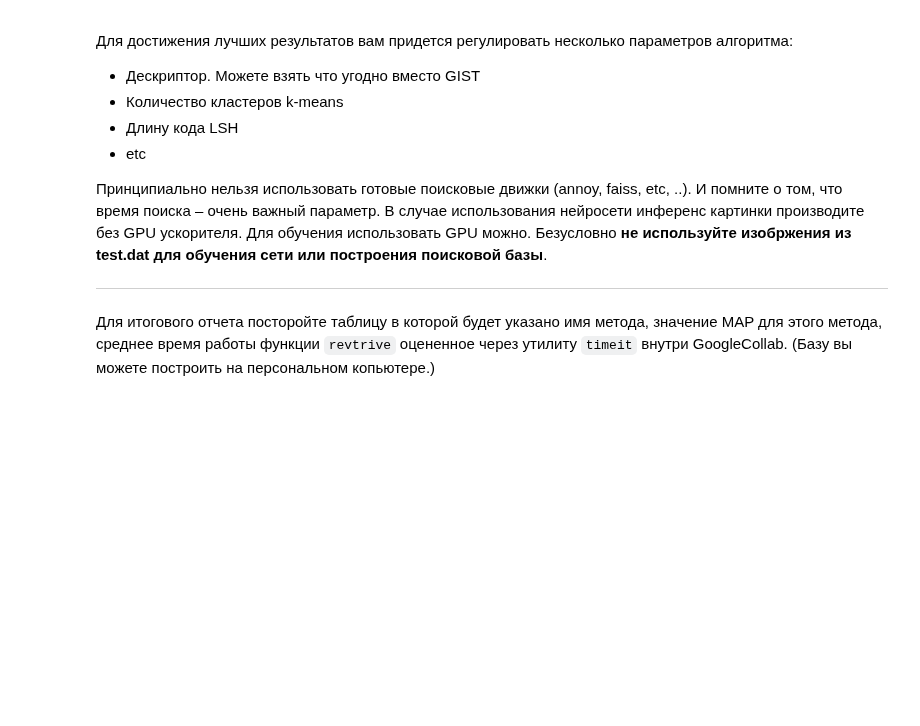
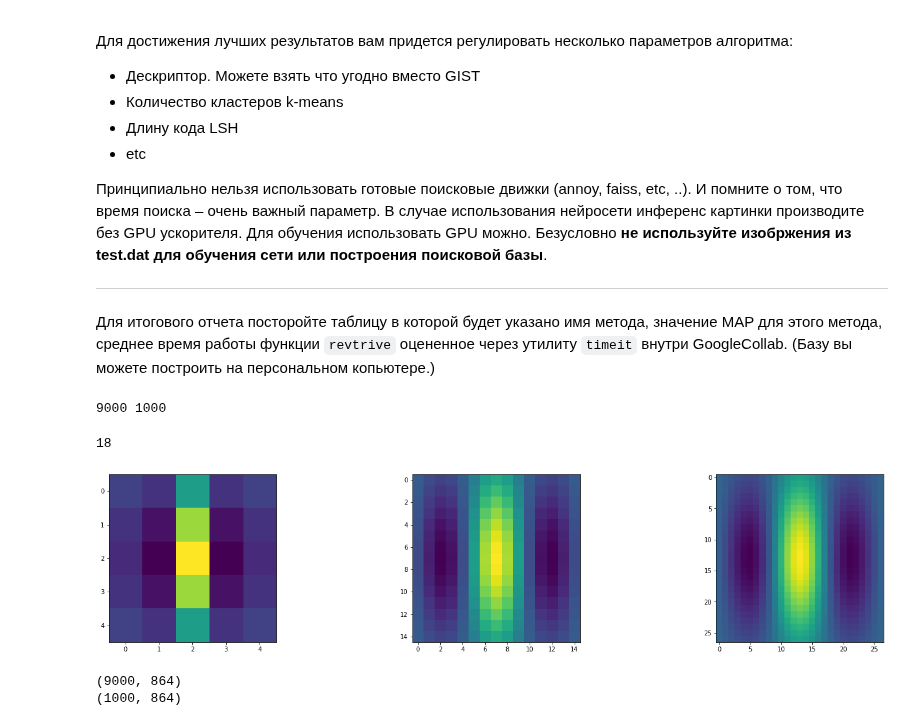
Before and after one commit to breengles/hse_hw, a Jupyter notebook: ImageAnalyzis/06/HW6.ipynb, the cells around one changed output. Saved outputs shown, nothing was run; the diff lists cells and outputs as text; code cells hidden in the pictures; blank space fills up the shorter version.

```diff
--- a/ImageAnalyzis/06/HW6.ipynb
+++ b/ImageAnalyzis/06/HW6.ipynb
@@ -51,0 +63,52 @@ hard deadline: 30.06.2020T23:59:00+0300
+# %%
+# Extract train imgs
+
+base_path = "Corel-10k"
+img_paths = os.listdir(f"{base_path}/Images")
+
+imgs_train = []
+imgs_test = []
+
+with open(f"{base_path}/test.dat", "r") as test:
+  for test_img in test.readlines():
+    imgs_test.append(test_img.strip())
+
+for img in img_paths:
+  if img  not in imgs_test:
+    imgs_train.append("Corel-10k/Images/" + img)
+
+imgs_test = [f"Corel-10k/Images/" + img for img in imgs_test]
+
+train_ids = np.array([int(os.path.basename(img)[:-4]) for img in imgs_train])
+test_ids = np.array([int(os.path.basename(img)[:-4]) for img in imgs_test])
+
+train_ds = MyDataset(imgs_train)
+test_ds = MyDataset(imgs_test)
+print(len(train_ds), len(test_ds))
+# %% [output]
+9000 1000
+# %%
+# Get array of filters
+scale_bins = 3
+phi_bins = 6
+filters = gabour_bank(size=11, phi_bins=phi_bins, scale_bins=scale_bins, max_scale=18, min_scale=3, sigma_scale=0.5)
+print(len(filters))
+plt.figure(figsize=(25, 5))
+for i, flt in enumerate(filters[:scale_bins]):
+    plt.subplot(1, scale_bins, i + 1)
+    plt.imshow(flt)
+# %% [output]
+18
+[figure, added]
+# %%
+gist = Gist(filters, phi_bins=phi_bins, scale_bins=scale_bins, window_size=4)
+
+get_emb = delayed(gist.get_gist_descriptor)
+
+train_embeddings = np.array(Parallel(n_jobs=8)(get_emb(img) for img in train_ds))
+test_embeddings = np.array(Parallel(n_jobs=8)(get_emb(img) for img in test_ds))
+print(train_embeddings.shape)
+print(test_embeddings.shape)
+# %% [output]
+(9000, 864)
+(1000, 864)
```
Also changed, not shown: parts of 12 cells of this notebook, 5 other files.
